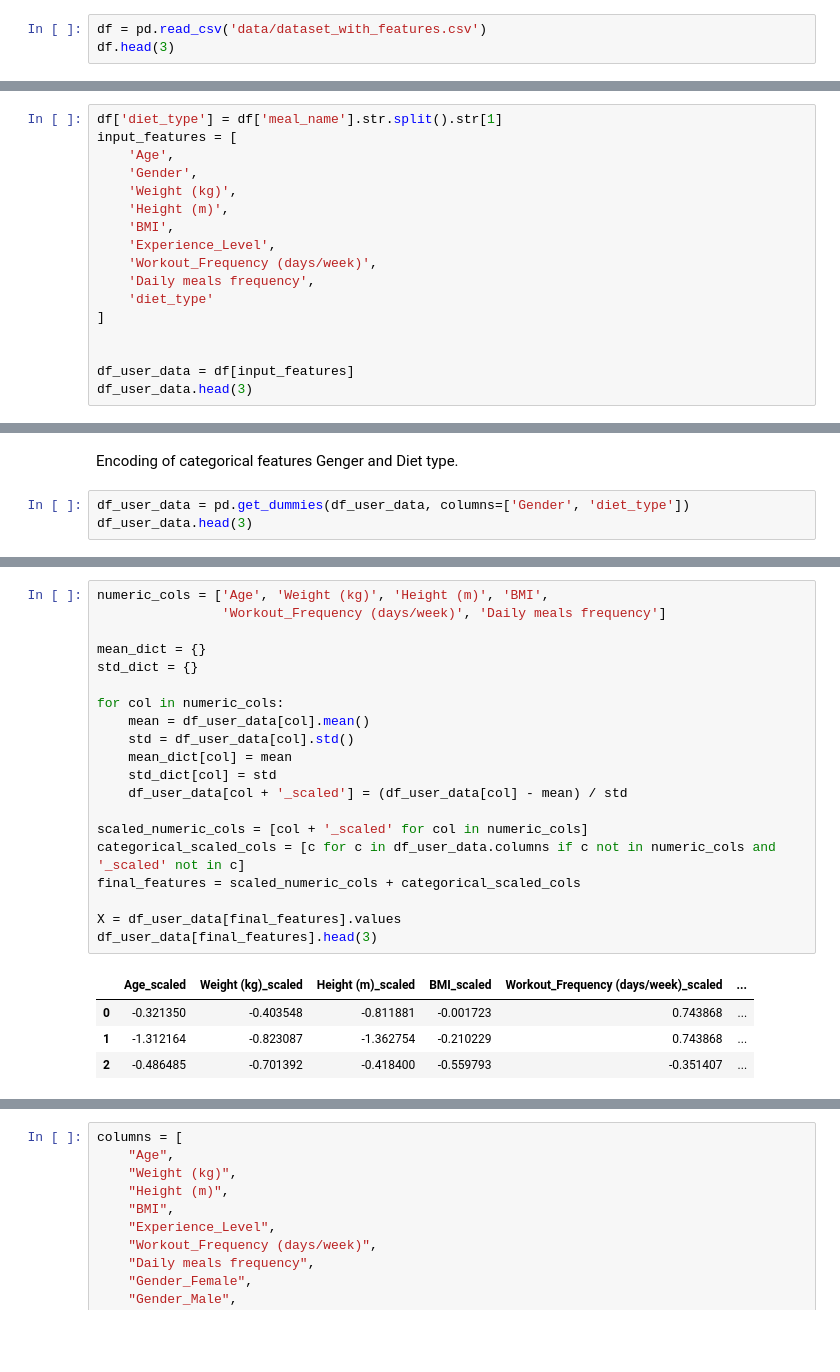
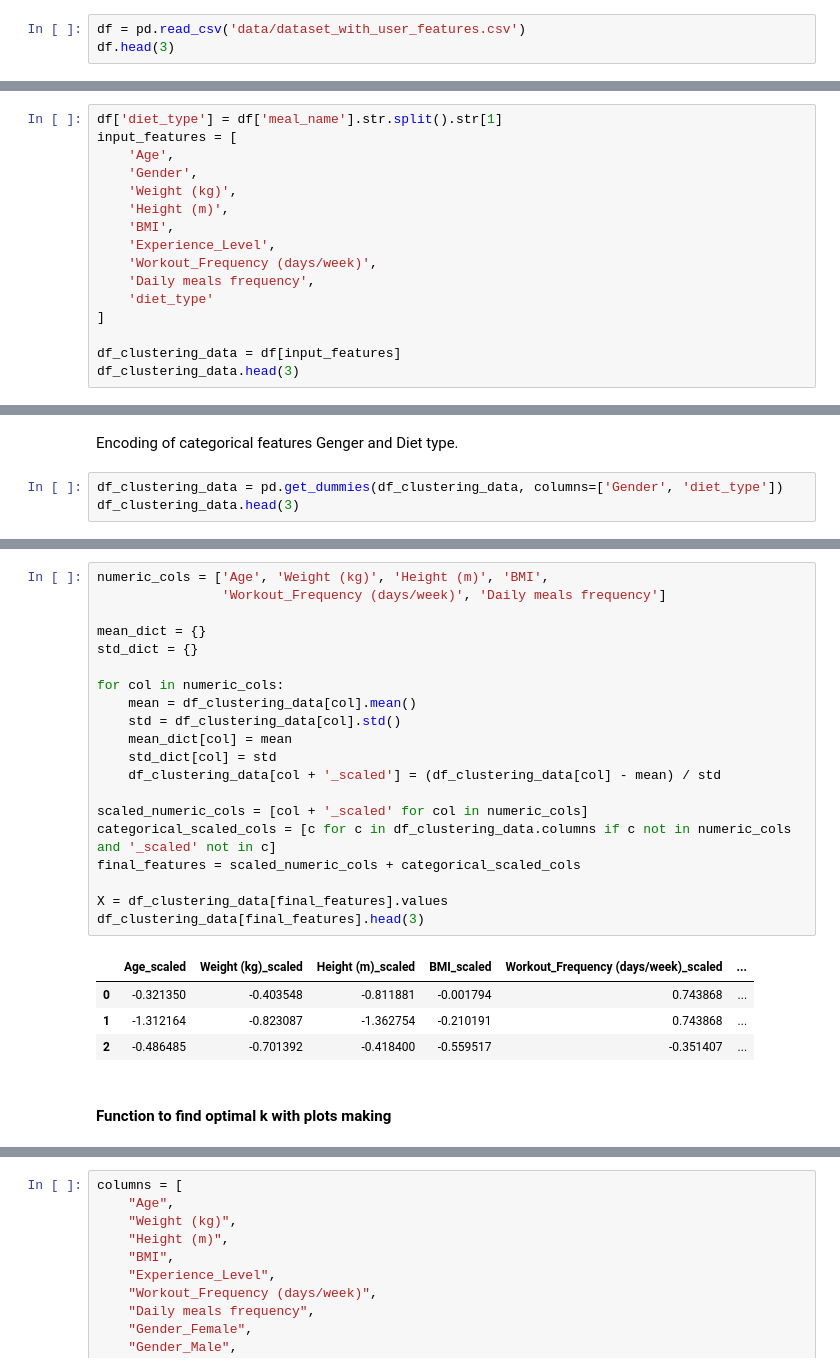
Before and after one commit to Aigerim05/Personalized-Workout-Nutrition-plans-generation-, a Jupyter notebook: 3_Clustering.ipynb, the cells around one changed output, grey strips where cells are left out. Drawn from its saved outputs; the diff is of its cells as text; blank space fills up the shorter version.

```diff
--- a/3_Clustering.ipynb
+++ b/3_Clustering.ipynb
@@ -26,7 +26,7 @@ plt.rcParams.update({
     "grid.linestyle": "--"
 })
 # %%
-df = pd.read_csv('data/dataset_with_features.csv')
+df = pd.read_csv('data/dataset_with_user_features.csv')
 df.head(3)
 # %% [output]
 |  | Age | Gender | Weight (kg) | Height (m) | Max_BPM | Avg_BPM | Resting_BPM | Session_Duration (hours) | ... |
@@ -47,8 +47,7 @@ input_features = [
     'diet_type'
 ]
 
-
-df_user_data = df[input_features]
-df_user_data.head(3)
+df_clustering_data = df[input_features]
+df_clustering_data.head(3)
 # %% [output]
 |  | Age | Gender | Weight (kg) | Height (m) | BMI | Experience_Level | Workout_Frequency (days/week) | ... |
@@ -58,7 +57,7 @@ df_user_data.head(3)
 # %% [markdown]
 Encoding of categorical features Genger and Diet type.
 # %%
-df_user_data = pd.get_dummies(df_user_data, columns=['Gender', 'diet_type'])
-df_user_data.head(3)
+df_clustering_data = pd.get_dummies(df_clustering_data, columns=['Gender', 'diet_type'])
+df_clustering_data.head(3)
 # %% [output]
 |  | Age | Weight (kg) | Height (m) | BMI | Experience_Level | Workout_Frequency (days/week) | ... |
@@ -68,26 +67,28 @@ df_user_data.head(3)
 # %%
 numeric_cols = ['Age', 'Weight (kg)', 'Height (m)', 'BMI',
                 'Workout_Frequency (days/week)', 'Daily meals frequency']
 
 mean_dict = {}
 std_dict = {}
 
 for col in numeric_cols:
-    mean = df_user_data[col].mean()
-    std = df_user_data[col].std()
+    mean = df_clustering_data[col].mean()
+    std = df_clustering_data[col].std()
     mean_dict[col] = mean
     std_dict[col] = std
-    df_user_data[col + '_scaled'] = (df_user_data[col] - mean) / std
+    df_clustering_data[col + '_scaled'] = (df_clustering_data[col] - mean) / std
 
 scaled_numeric_cols = [col + '_scaled' for col in numeric_cols]
-categorical_scaled_cols = [c for c in df_user_data.columns if c not in numeric_cols and '_scaled' not in c]
+categorical_scaled_cols = [c for c in df_clustering_data.columns if c not in numeric_cols and '_scaled' not in c]
 final_features = scaled_numeric_cols + categorical_scaled_cols
 
-X = df_user_data[final_features].values
-df_user_data[final_features].head(3)
+X = df_clustering_data[final_features].values
+df_clustering_data[final_features].head(3)
 # %% [output]
 |  | Age_scaled | Weight (kg)_scaled | Height (m)_scaled | BMI_scaled | Workout_Frequency (days/week)_scaled | ... |
-| 0 | -0.321350 | -0.403548 | -0.811881 | -0.001723 | 0.743868 | ... |
-| 1 | -1.312164 | -0.823087 | -1.362754 | -0.210229 | 0.743868 | ... |
-| 2 | -0.486485 | -0.701392 | -0.418400 | -0.559793 | -0.351407 | ... |
+| 0 | -0.321350 | -0.403548 | -0.811881 | -0.001794 | 0.743868 | ... |
+| 1 | -1.312164 | -0.823087 | -1.362754 | -0.210191 | 0.743868 | ... |
+| 2 | -0.486485 | -0.701392 | -0.418400 | -0.559517 | -0.351407 | ... |
+# %% [markdown]
+#### Function to find optimal k with plots making
 # %%
```
Also changed, not shown: parts of 38 cells of this notebook, 16 other files.
